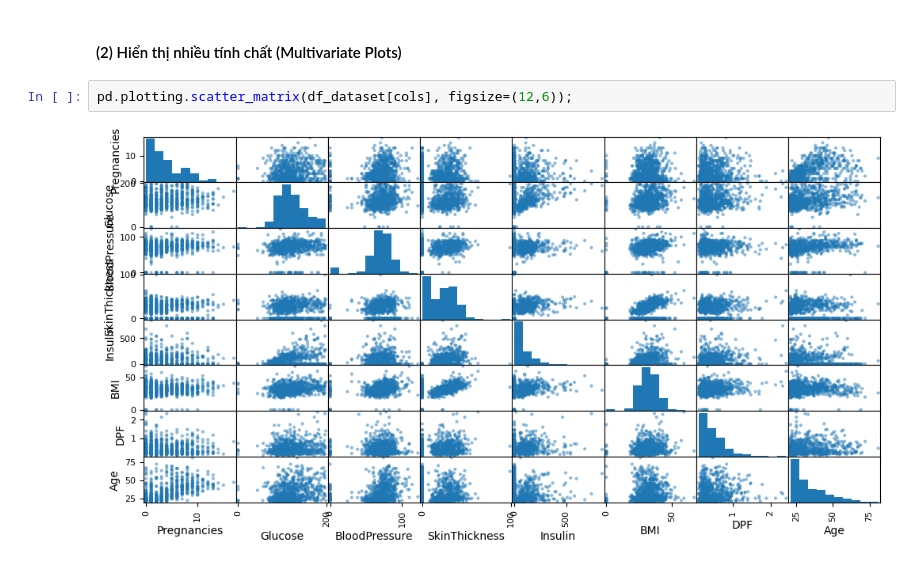
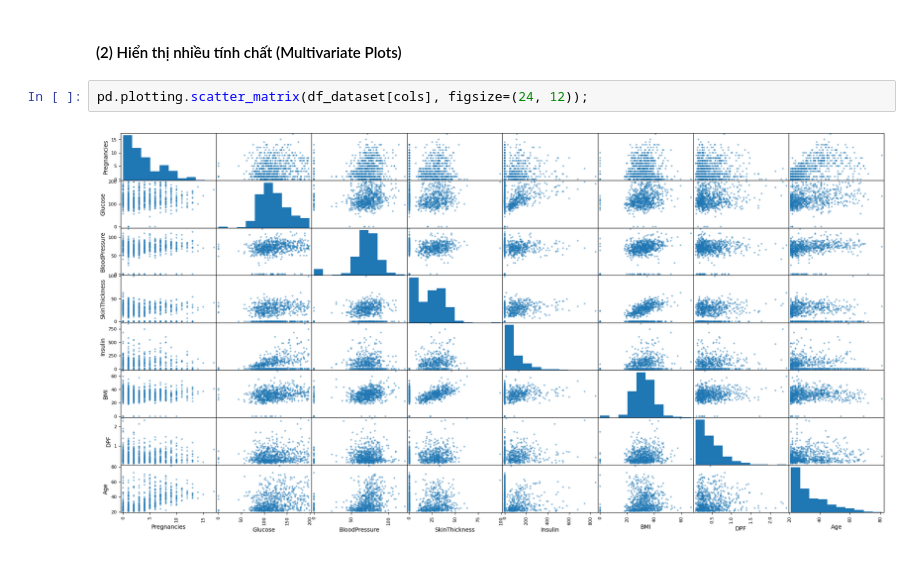
Before and after one commit to chien2734/sgu_data_analyst, a Jupyter notebook: Lab03_BuiDucChien_3122410039.ipynb, the cells around one changed output. Saved outputs shown, nothing was run; the diff lists cells and outputs as text.

```diff
--- a/Lab03_BuiDucChien_3122410039.ipynb
+++ b/Lab03_BuiDucChien_3122410039.ipynb
@@ -286,6 +288,6 @@ plt.show()
 # %% [markdown]
 #### (2) Hiển thị nhiều tính chất (Multivariate Plots)
 # %%
-pd.plotting.scatter_matrix(df_dataset[cols], figsize=(12,6));
+pd.plotting.scatter_matrix(df_dataset[cols], figsize=(24, 12));
 # %% [output]
-[figure, old version]
+[figure, new version]
```
Also changed, not shown: parts of 16 cells of this notebook.
